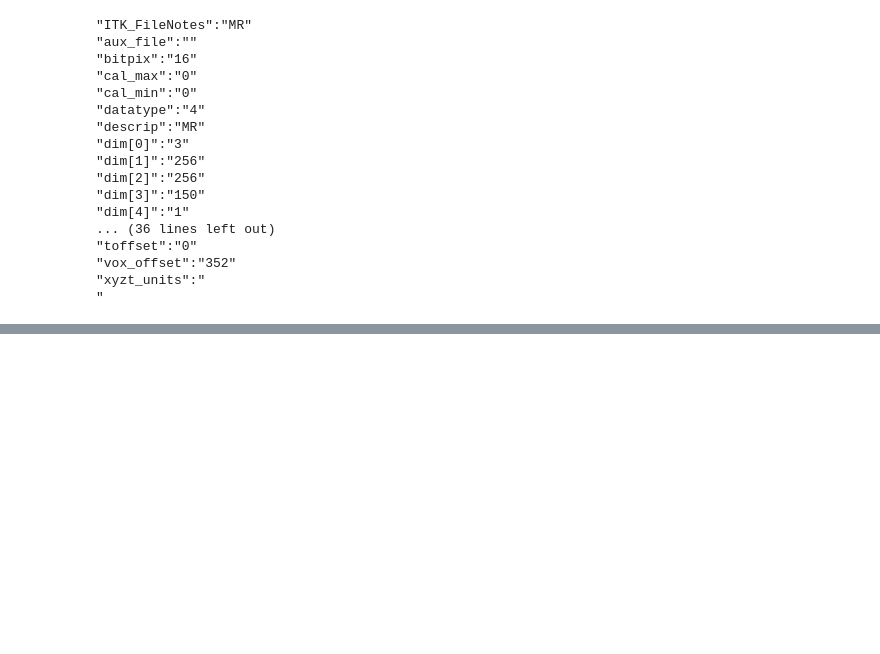
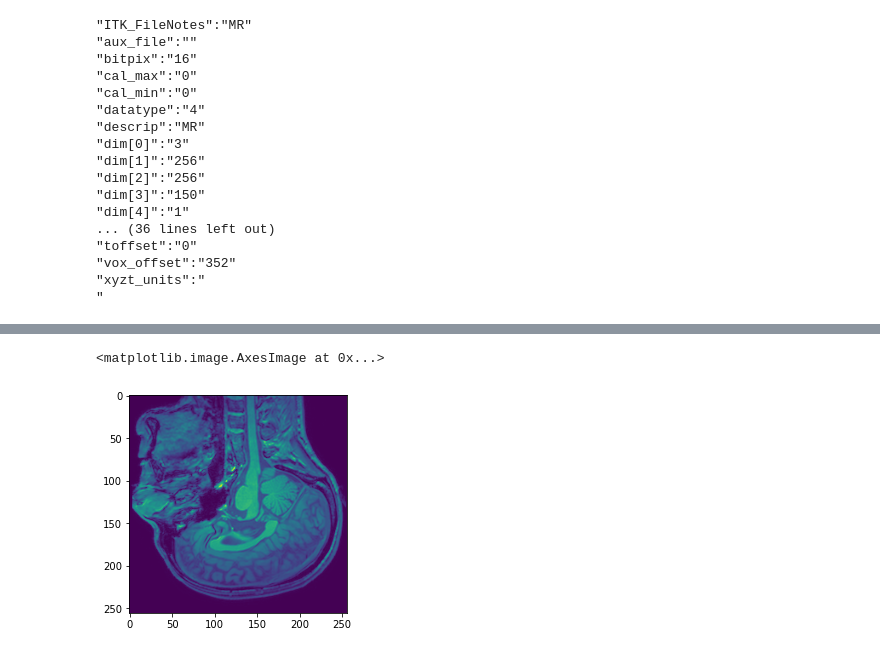
Before and after one commit to Arturgnr/medical, a Jupyter notebook: notebooks/01_Przegladanie_plikow.ipynb, the cells around one changed output, grey strips where cells are left out. Saved outputs shown, nothing was run; the diff lists cells and outputs as text; code cells hidden in the pictures; blank space fills up the shorter version.

```diff
--- a/notebooks/01_Przegladanie_plikow.ipynb
+++ b/notebooks/01_Przegladanie_plikow.ipynb
@@ -93,0 +150,5 @@ for key in sitk_t1.GetMetaDataKeys():
+# %%
+plt.imshow(t1[76,:,:])
+# %% [output]
+<matplotlib.image.AxesImage at 0x...>
+[figure, added]
```
Also changed, not shown: parts of 26 cells of this notebook, 1 other file.
